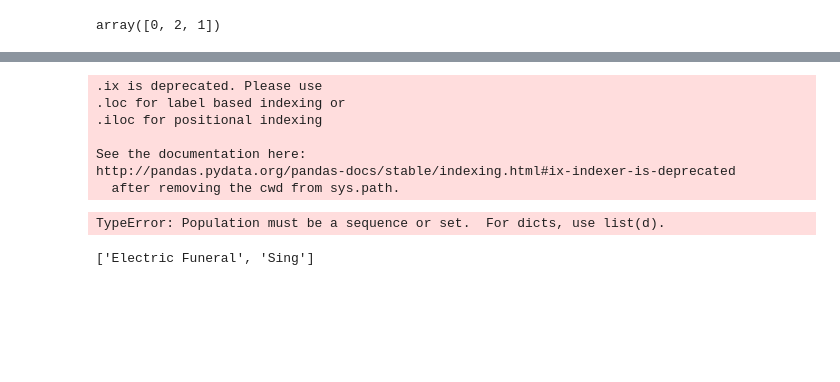
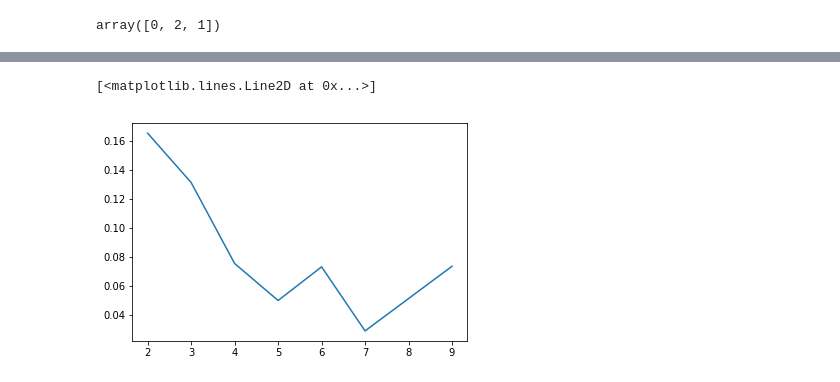
Before and after one commit to sakshijawarani/sys6018-final-project, a Jupyter notebook: gettingdata.ipynb, the cells around one changed output, grey strips where cells are left out. Saved outputs shown, nothing was run; the diff lists cells and outputs as text; code cells hidden in the pictures; blank space fills up the shorter version.

Commit message:
Added metrics

```diff
--- a/gettingdata.ipynb
+++ b/gettingdata.ipynb
@@ -301,15 +292,0 @@ def some(x, n):
-# %%
-some(sample, 7)
-# %% [output]
-.ix is deprecated. Please use
-.loc for label based indexing or
-.iloc for positional indexing
-
-See the documentation here:
-http://pandas.pydata.org/pandas-docs/stable/indexing.html#ix-indexer-is-deprecated
-  after removing the cwd from sys.path.
-TypeError: Population must be a sequence or set.  For dicts, use list(d).
-# %%
-list(sample.sample(n=2)['song'])
-# %% [output]
-['Electric Funeral', 'Sing']
@@ -317,0 +293,13 @@ list(sample.sample(n=2)['song'])
+# %%
+# Plotting silhouette score for assesing the relative goodness of clusters
+from sklearn.metrics import silhouette_score
+
+scores = []
+for num_clusters in range(2, 10):
+    kmeans = KMeans(n_clusters=num_clusters, random_state=0, max_iter=1000).fit(df_with_sentiment[dfcols + ['positive', 'negative', 'neutral', 'compound']])
+    scores.append(silhouette_score(df_with_sentiment[dfcols + ['positive', 'negative', 'neutral', 'compound']], kmeans.labels_))
+# %%
+plt.plot(range(2, 10), scores)
+# %% [output]
+[<matplotlib.lines.Line2D at 0x...>]
+[figure, added]
```
Also changed, not shown: parts of 15 cells of this notebook, 3 other files.
